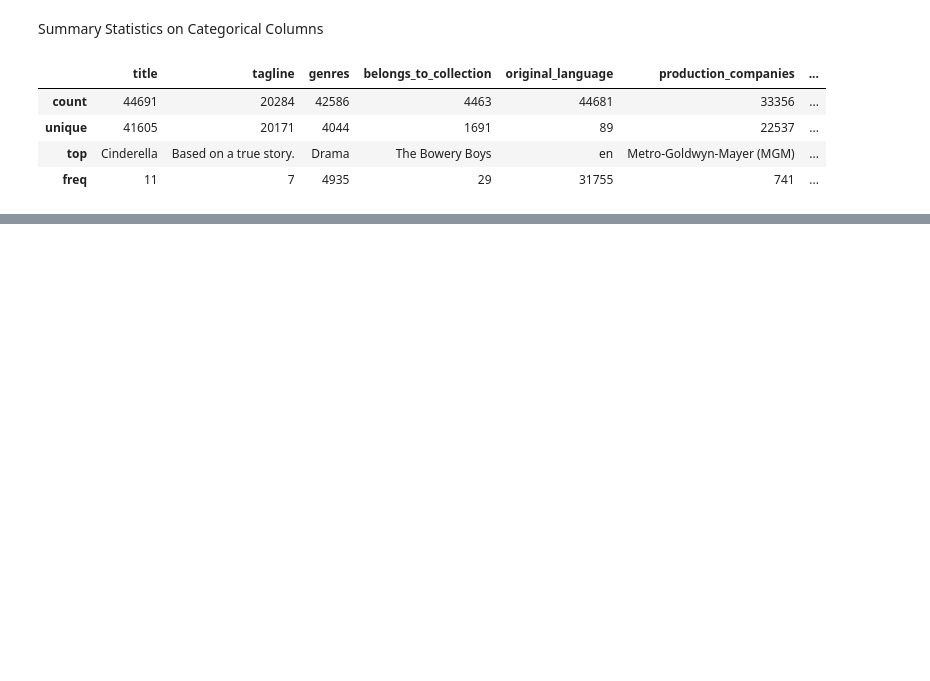
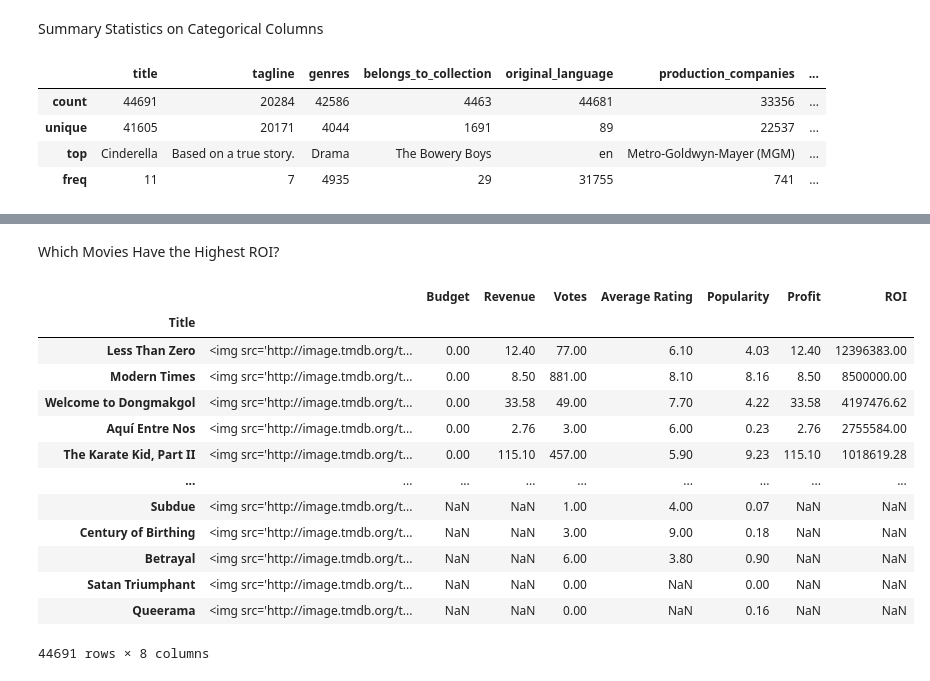
Before and after one commit to ashtonpangxq/data-science-projects, a Jupyter notebook: exploratory-data-analysis/exploratory-data-analysis-movies.ipynb, the cells around one changed output, grey strips where cells are left out. Saved outputs shown, nothing was run; the diff lists cells and outputs as text; code cells hidden in the pictures; blank space fills up the shorter version.

```diff
--- a/exploratory-data-analysis/exploratory-data-analysis-movies.ipynb
+++ b/exploratory-data-analysis/exploratory-data-analysis-movies.ipynb
@@ -176,0 +277,19 @@ pd.options.display.max_colwidth = 200
+# %% [markdown]
+Which Movies Have the Highest ROI?
+# %%
+best_movies_df.sort_values(by="ROI", ascending=False)
+# %% [output]
+|  |  | Budget | Revenue | Votes | Average Rating | Popularity | Profit | ROI |
+| Title |  |  |  |  |  |  |  |  |
+| Less Than Zero | <img src='http://image.tmdb.org/t... | 0.00 | 12.40 | 77.00 | 6.10 | 4.03 | 12.40 | 12396383.00 |
+| Modern Times | <img src='http://image.tmdb.org/t... | 0.00 | 8.50 | 881.00 | 8.10 | 8.16 | 8.50 | 8500000.00 |
+| Welcome to Dongmakgol | <img src='http://image.tmdb.org/t... | 0.00 | 33.58 | 49.00 | 7.70 | 4.22 | 33.58 | 4197476.62 |
+| Aquí Entre Nos | <img src='http://image.tmdb.org/t... | 0.00 | 2.76 | 3.00 | 6.00 | 0.23 | 2.76 | 2755584.00 |
+| The Karate Kid, Part II | <img src='http://image.tmdb.org/t... | 0.00 | 115.10 | 457.00 | 5.90 | 9.23 | 115.10 | 1018619.28 |
+| ... | ... | ... | ... | ... | ... | ... | ... | ... |
+| Subdue | <img src='http://image.tmdb.org/t... | NaN | NaN | 1.00 | 4.00 | 0.07 | NaN | NaN |
+| Century of Birthing | <img src='http://image.tmdb.org/t... | NaN | NaN | 3.00 | 9.00 | 0.18 | NaN | NaN |
+| Betrayal | <img src='http://image.tmdb.org/t... | NaN | NaN | 6.00 | 3.80 | 0.90 | NaN | NaN |
+| Satan Triumphant | <img src='http://image.tmdb.org/t... | NaN | NaN | 0.00 | NaN | 0.00 | NaN | NaN |
+| Queerama | <img src='http://image.tmdb.org/t... | NaN | NaN | 0.00 | NaN | 0.16 | NaN | NaN |
+44691 rows × 8 columns
```
Also changed, not shown: parts of 38 cells of this notebook.
